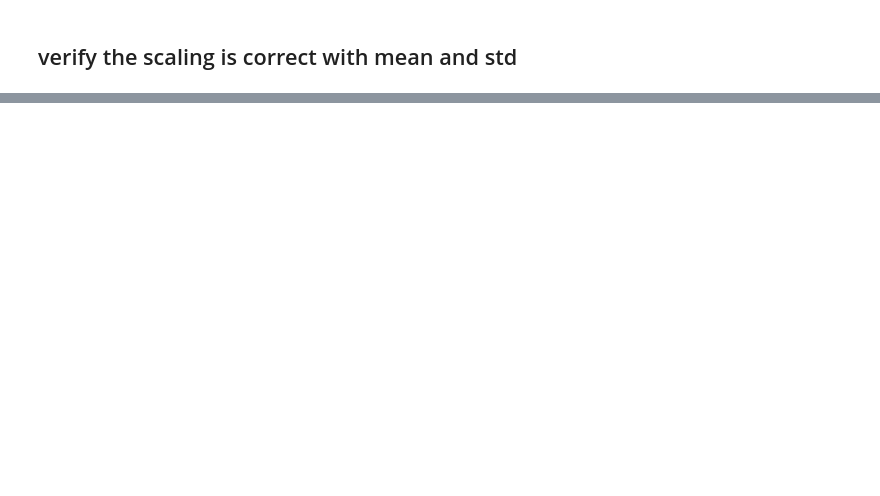
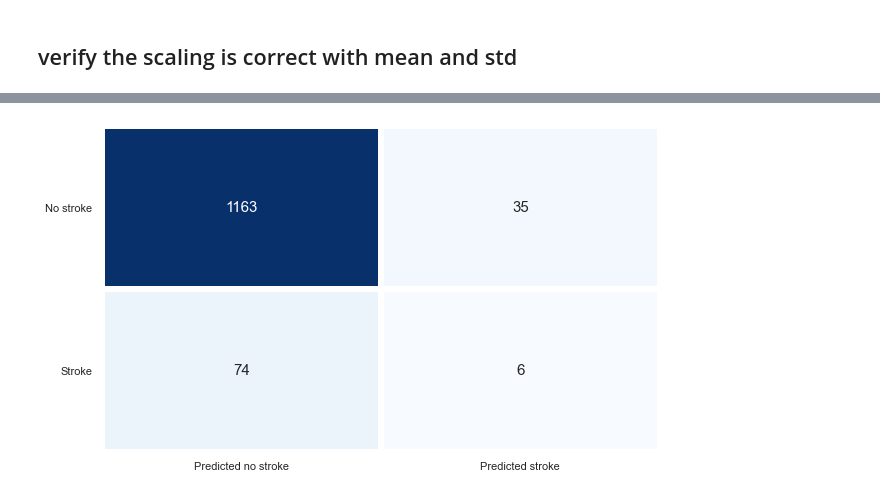
Before and after one commit to rotznmu/stroke_prediction_capstone, a Jupyter notebook: Stroke Prediction.ipynb, the cells around one changed output, grey strips where cells are left out. Drawn from its saved outputs; the diff is of its cells as text; code cells hidden in the pictures; blank space fills up the shorter version.

```diff
--- a/Stroke Prediction.ipynb
+++ b/Stroke Prediction.ipynb
@@ -1034,0 +1660,10 @@ The findings from the EDA revealed that strongest correlation with stroke is age
+# %%
+KNeigh = KNeighborsClassifier(leaf_size=1, metric='manhattan',n_neighbors=2, p=1)
+KNeigh.fit(X_train, y_train)
+y_pred = KNeigh.predict(X_test)
+y_prob = KNeigh.predict_proba(X_test)[:,1]
+cm = confusion_matrix(y_test, y_pred)
+
+print(classification_report(y_test, y_pred))
+print(f'ROC AUC score: {roc_auc_score(y_test, y_prob)}')
+print('Accuracy Score: ',accuracy_score(y_test, y_pred))
@@ -1034,0 +1682,9 @@ The findings from the EDA revealed that strongest correlation with stroke is age
+# %%
+# Confusion Matrix
+plt.figure(figsize = (10, 6))
+sns.heatmap(cm, cmap = 'Blues', annot = True, fmt = 'd', linewidths = 5, cbar = False, annot_kws = {'fontsize': 15},
+            yticklabels = ['No stroke', 'Stroke'], xticklabels = ['Predicted no stroke', 'Predicted stroke'])
+plt.yticks(rotation = 0)
+plt.show()
+# %% [output]
+[figure, added]
```
Also changed, not shown: parts of 92 cells of this notebook.
